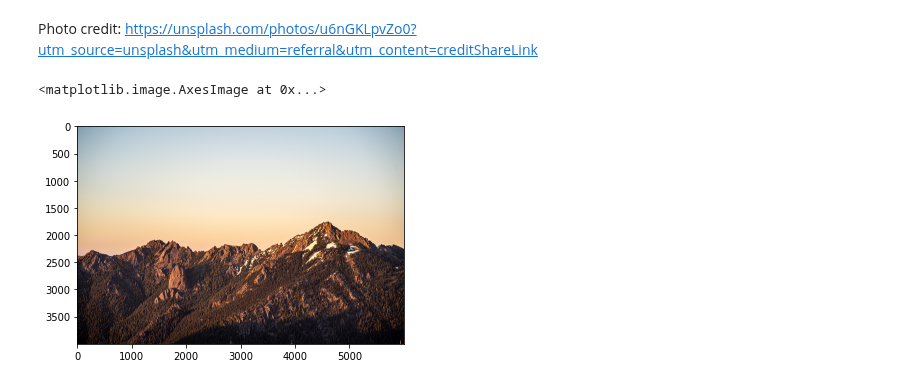
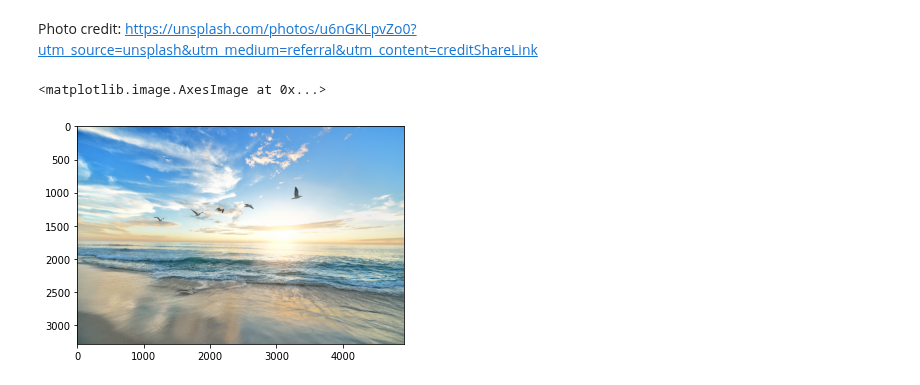
Before and after one commit to silvererudite/30-for-30-ml-projects, a Jupyter notebook: vision_understanding/extract_colors_from_image.ipynb, the cells around one changed output. Saved outputs shown, nothing was run; the diff lists cells and outputs as text; code cells hidden in the pictures.

```diff
--- a/vision_understanding/extract_colors_from_image.ipynb
+++ b/vision_understanding/extract_colors_from_image.ipynb
@@ -11,9 +12,9 @@ from sklearn.cluster import KMeans
 # %% [markdown]
 Photo credit: https://unsplash.com/photos/u6nGKLpvZo0?utm_source=unsplash&utm_medium=referral&utm_content=creditShareLink
 # %%
-image = plt.imread('mountains.jpg')/255
+image = plt.imread('ocean.jpg')/255
 image.shape
 plt.imshow(image)
 # %% [output]
 <matplotlib.image.AxesImage at 0x...>
-[figure, old version]
+[figure, new version]
```
Also changed, not shown: parts of 14 cells of this notebook.
